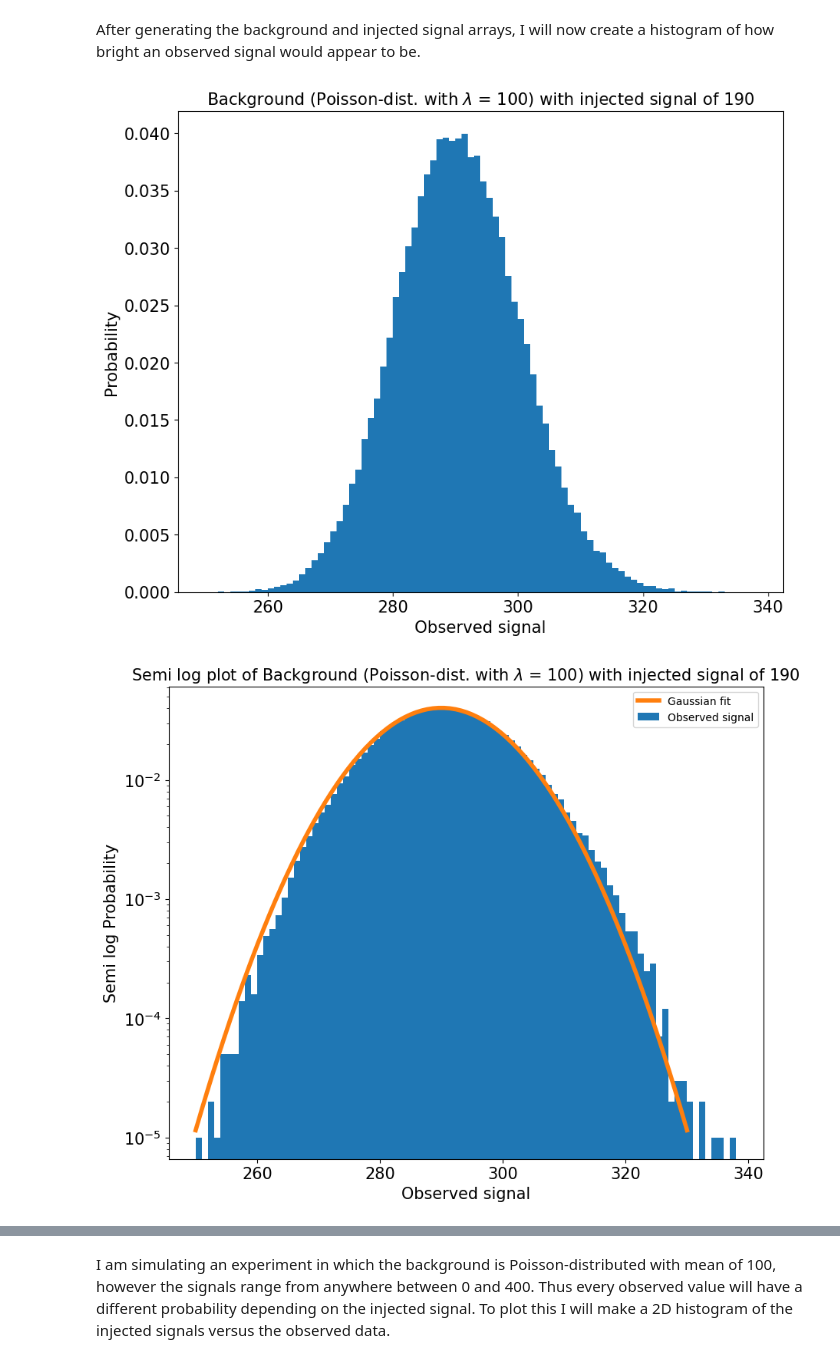
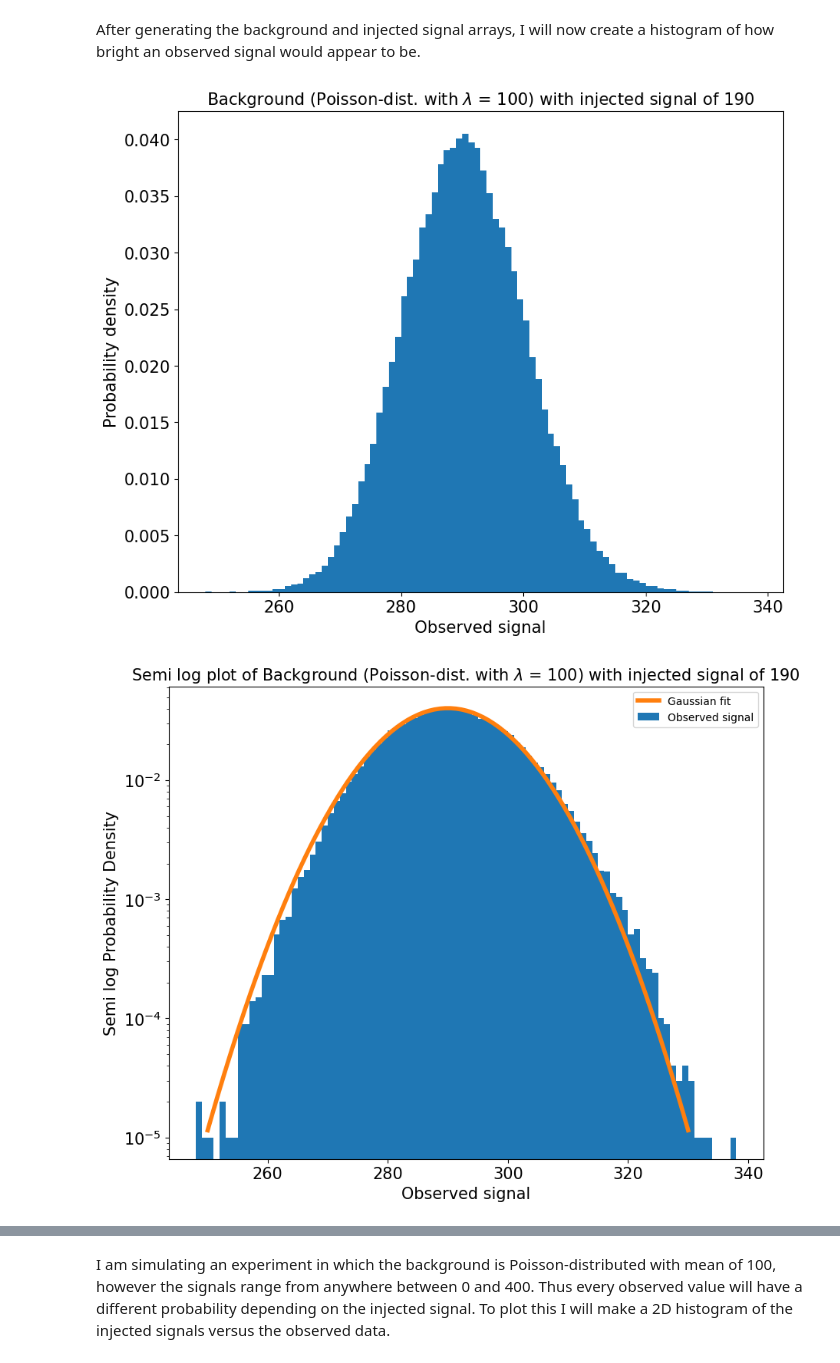
Before and after one commit to jenniv27/phys434, a Jupyter notebook: Labs/Lab6.ipynb, the cells around one changed output, grey strips where cells are left out. Cells and saved outputs as stored; diff of their text form; code cells hidden in the pictures.

```diff
--- a/Labs/Lab6.ipynb
+++ b/Labs/Lab6.ipynb
@@ -90,30 +88,30 @@ data1 = bkgd + inj_signal
 After generating the background and injected signal arrays, I will now create a histogram of how bright an observed signal would appear to be.
 # %%
 # histogram the data with the injected signal
-bins = 88
+bins = 90
 plt.hist(data1, bins, density = 'True')
 plt.tick_params(labelsize = 15)
-plt.ylabel('Probability', fontsize = 15)
+plt.ylabel('Probability density', fontsize = 15)
 plt.xlabel('Observed signal', fontsize = 15)
 plt.title(f'Background (Poisson-dist. with $\lambda$ = 100) with injected signal of 190', fontsize=15)
 plt.show()
 # %% [output]
-[figure, old version]
+[figure, new version]
 # %%
 # Plot on a semi-log
 x_norm = np.linspace(250, 330, bins)
 p_norm = stats.norm.pdf(x_norm, loc = 290, scale = 9.9)
 
 plt.hist(data1, bins, density = 'True', label = 'Observed signal')
 plt.plot(x_norm, p_norm, linewidth = 4, label = 'Gaussian fit')
 plt.yscale('log')
 plt.tick_params(labelsize = 15)
-plt.ylabel('Semi log Probability', fontsize = 15)
+plt.ylabel('Semi log Probability Density', fontsize = 15)
 plt.xlabel('Observed signal', fontsize = 15)
 plt.title(f'Semi log plot of Background (Poisson-dist. with $\lambda$ = 100) with injected signal of 190', fontsize=15)
 plt.legend()
 plt.show()
 # %% [output]
-[figure, old version]
+[figure, new version]
 # %% [markdown]
 ### Part B
```
Also changed, not shown: parts of 17 cells of this notebook, 1 other file.
